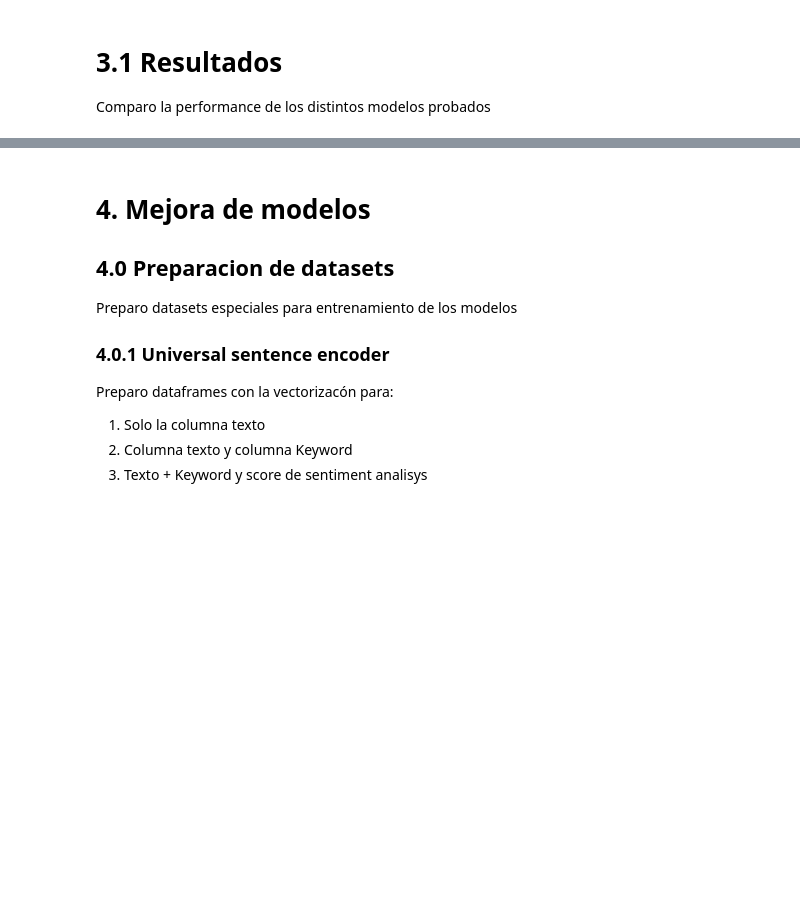
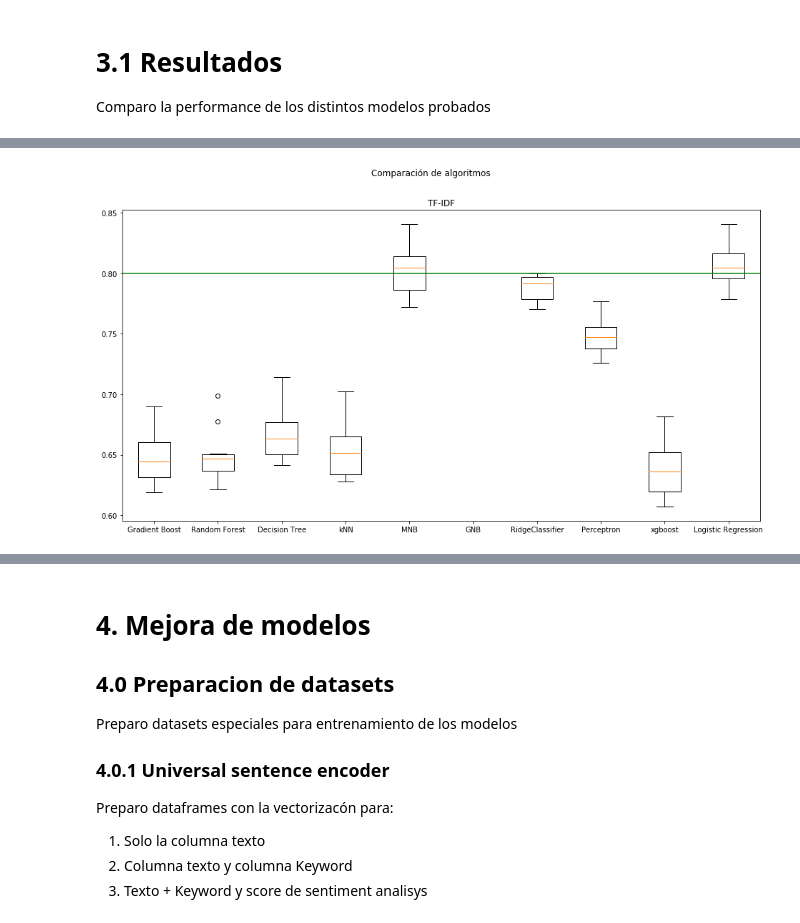
Before and after one commit to vnbarr/75.06-Datos, a Jupyter notebook: notebooks/TP2.ipynb, the cells around one changed output, grey strips where cells are left out. Cells and saved outputs as stored; diff of their text form; code cells hidden in the pictures; blank space fills up the shorter version.

```diff
--- a/notebooks/TP2.ipynb
+++ b/notebooks/TP2.ipynb
@@ -576,19 +576,3 @@ Graph_vectorization(graph_fh,y_train,"Feature Hashing")
 # 3. Comparación de modelos
 Para tener un poco mas ordenado todo, agrupo los algortimos en una colección para luego poder evaluarlos en bloque.
 La función para evaluarlos recibe los vectores y los evalua con todos los modelos en el diccionario. Para clasificarlos utiliza una parte para entrenamiento y otra para test, luego de ajustar al modelo compara el acierto con las metricas AUC (area bajo la curva), presicion train, precision test y F1
-# %%
-#Creo diccionario con los modelos de regresion a probar.
-modelsDict = {
-    "Gradient Boost": GradientBoostingClassifier(n_estimators=10),
-    "Random Forest": RandomForestClassifier(max_depth = 10),
-    "Decision Tree": DecisionTreeClassifier(max_depth = 10),
-    "kNN": KNeighborsClassifier(n_neighbors=20),
-    'MNB': MultinomialNB(),
-    'GNB': GaussianNB(),
-    'RidgeClassifier': RidgeClassifier(class_weight='balanced'),
-    'Perceptron': Perceptron(class_weight='balanced'),
-    'xgboost': XGBClassifier(n_estimators=10),
-    "Logistic Regression": LogisticRegression(C=1.0)
-    }
-
-no_classifiers = len(modelsDict.keys())
@@ -795,0 +629,13 @@ usetf_results.sort_values(by=["Prec. test","AUC score"],ascending=(False,False))
+# %%
+modelsDict = {
+    "Gradient Boost": GradientBoostingClassifier(n_estimators=10),
+    "Random Forest": RandomForestClassifier(max_depth = 10),
+    "Decision Tree": DecisionTreeClassifier(max_depth = 10),
+    "kNN": KNeighborsClassifier(),
+    'MNB': MultinomialNB(),
+    'GNB': GaussianNB(),
+    'RidgeClassifier': RidgeClassifier(class_weight='balanced'),
+    'Perceptron': Perceptron(class_weight='balanced'),
+    'xgboost': XGBClassifier(n_estimators=10),
+    "Logistic Regression": LogisticRegression(C=1.0)
+    }
@@ -795,0 +648,6 @@ usetf_results.sort_values(by=["Prec. test","AUC score"],ascending=(False,False))
+# %%
+#Datos para TF-IDF
+x_train_tf, x_test_tf, y_train_tf, y_test_tf = train_test_split(train_tf,tweets_train.target,test_size=0.2,random_state=2020)
+graph_classifier(x_train_tf, y_train_tf,"TF-IDF",modelsDict)
+# %% [output]
+[figure, added]
```
Also changed, not shown: parts of 55 cells of this notebook.
